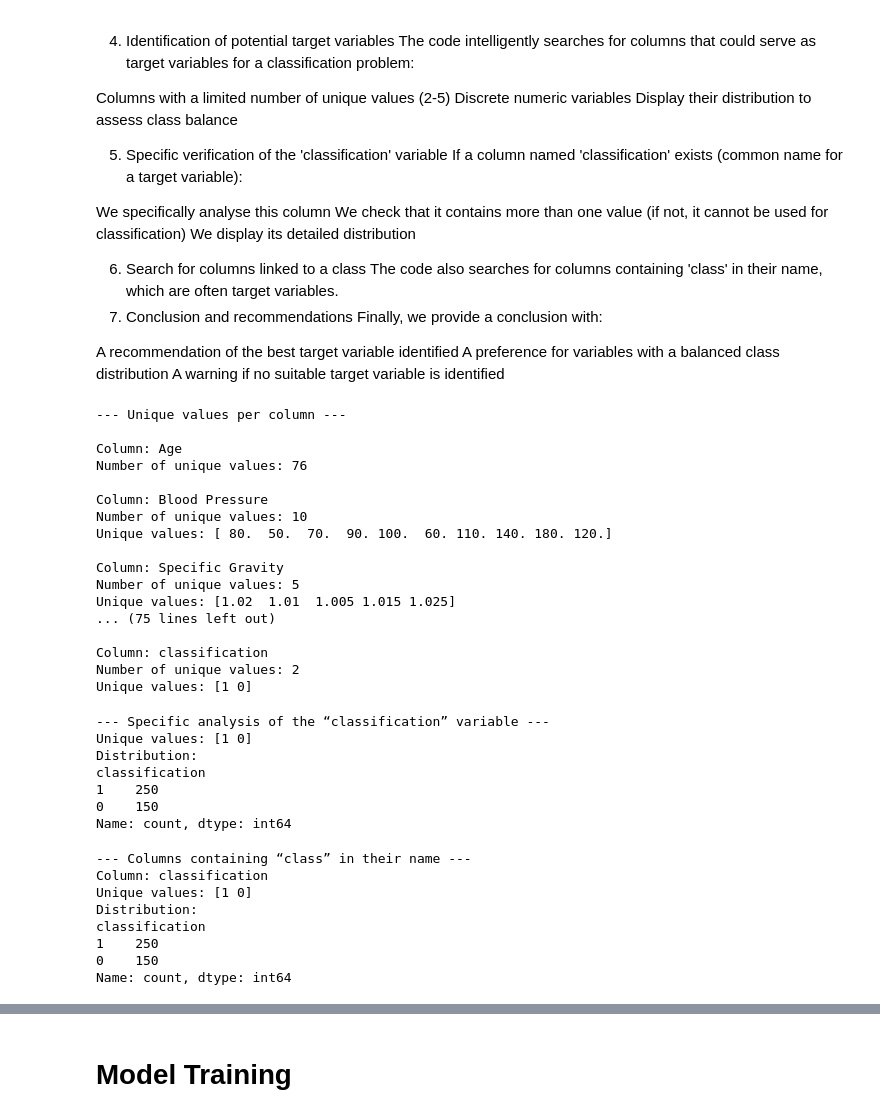
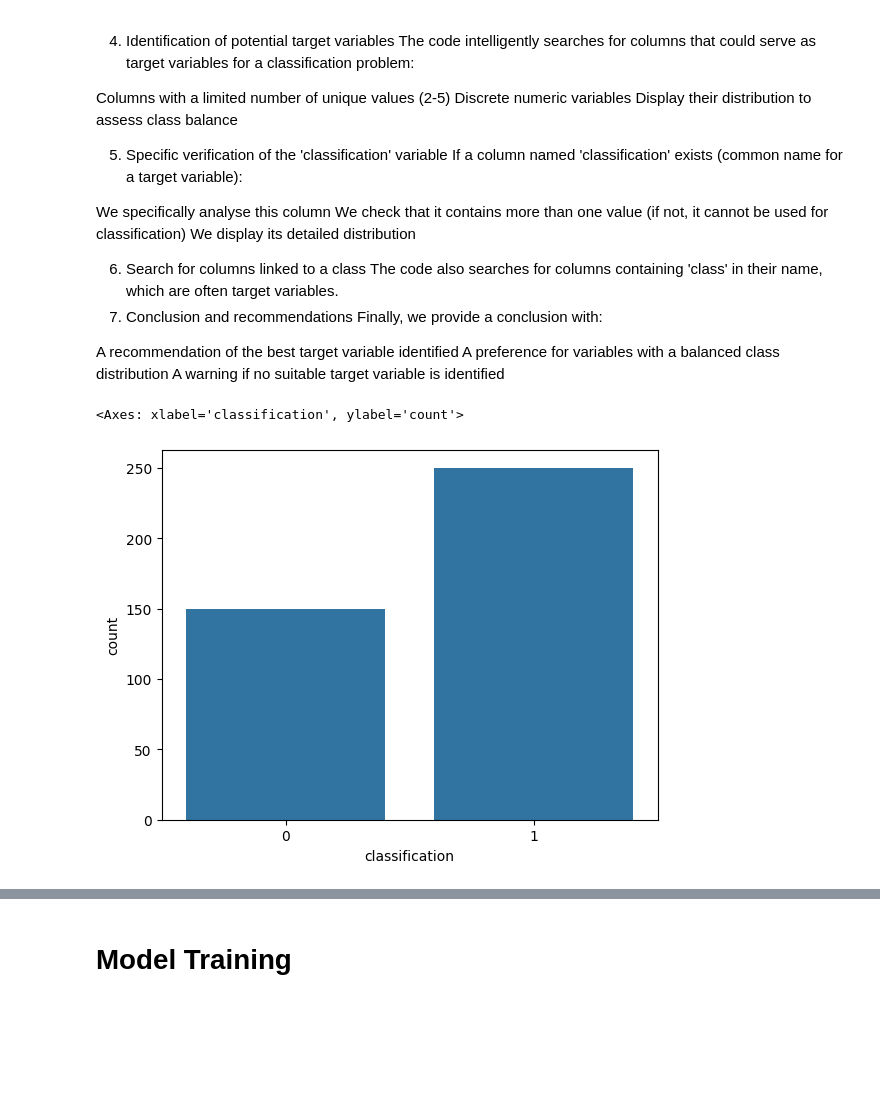
Before and after one commit to hepi1911/ML, a Jupyter notebook: Project_Machine_Learning.ipynb, the cells around one changed output, grey strips where cells are left out. Cells and saved outputs as stored; diff of their text form; code cells hidden in the pictures; blank space fills up the shorter version.

```diff
--- a/Project_Machine_Learning.ipynb
+++ b/Project_Machine_Learning.ipynb
@@ -476,77 +517,8 @@ Finally, we provide a conclusion with:
 A recommendation of the best target variable identified
 A preference for variables with a balanced class distribution
 A warning if no suitable target variable is identified
-# %%
-# 1. Analysis of unique values for each column
-print("\n--- Unique values per column ---")
-for col in df.columns:
-    unique_vals = df[col].unique()
-    n_unique = len(unique_vals)
-    print(f"\nColumn: {col}")
-    print(f"Number of unique values: {n_unique}")
-
-    # If few unique values, displaying them
-    if n_unique <= 10:
-        print("Unique values:", unique_vals)
-
-    # Distribution of the values
-    val_counts = df[col].value_counts()
-    print("Distribution:")
-    print(val_counts)
-
-    # Check whether the column could be a binary target variable
-    if n_unique == 2:
-        print("This column could be a binary target variable")
-# %% [output]
---- Unique values per column ---
-
-Column: Age
-Number of unique values: 76
-
-Column: Blood Pressure
-Number of unique values: 10
-Unique values: [ 80.  50.  70.  90. 100.  60. 110. 140. 180. 120.]
-
-Column: Specific Gravity
-Number of unique values: 5
-Unique values: [1.02  1.01  1.005 1.015 1.025]
-... (75 lines left out)
-
-Column: classification
-Number of unique values: 2
-Unique values: [1 0]
-# %%
-# 3. Specific verification of the “classification” variable
-if 'classification' in df.columns:
-    print("\n--- Specific analysis of the “classification” variable ---")
-    print("Unique values:", df['classification'].unique())
-    print("Distribution:")
-    print(df['classification'].value_counts())
-# %% [output]
---- Specific analysis of the “classification” variable ---
-Unique values: [1 0]
-Distribution:
-classification
-1    250
-0    150
-Name: count, dtype: int64
-# %%
-# 4. Check for the presence of a “class” or similar column
-class_cols = [col for col in df.columns if 'class' in col.lower()]
-if class_cols:
-    print("\n--- Columns containing “class” in their name ---")
-    for col in class_cols:
-        print(f"Column: {col}")
-        print("Unique values:", df[col].unique())
-        print("Distribution:")
-        print(df[col].value_counts())
-        print()
-# %% [output]
---- Columns containing “class” in their name ---
-Column: classification
-Unique values: [1 0]
-Distribution:
-classification
-1    250
-0    150
-Name: count, dtype: int64
+# %%
+sns.countplot(x='classification', data=df)
+# %% [output]
+<Axes: xlabel='classification', ylabel='count'>
+[figure, added]
```
Also changed, not shown: parts of 22 cells of this notebook.
